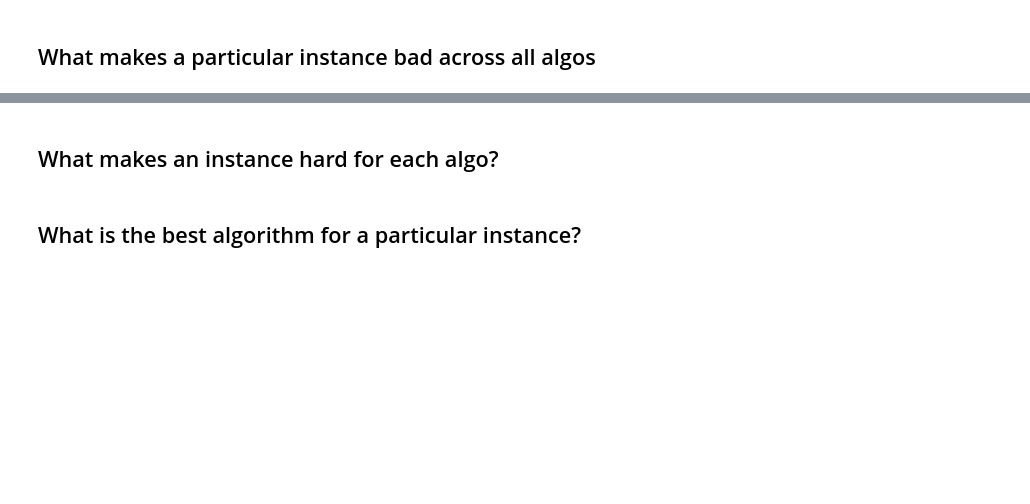
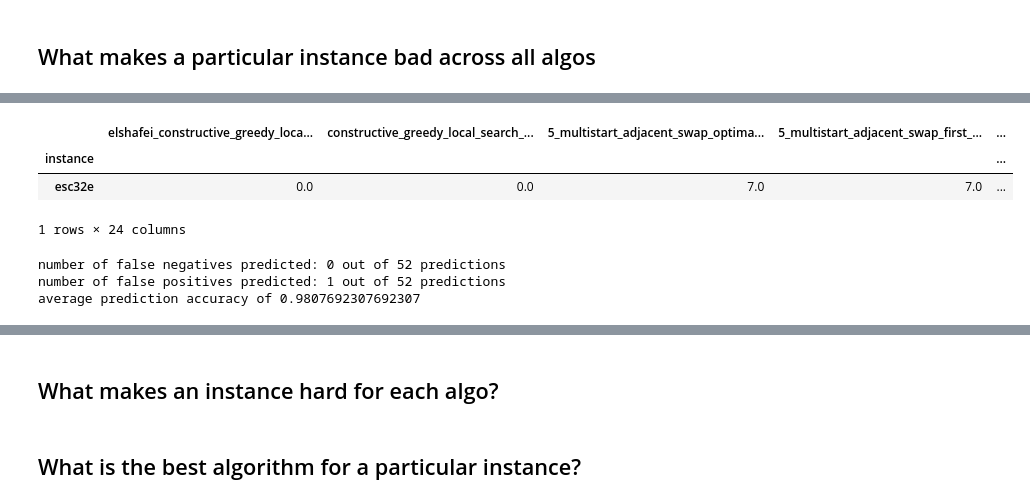
Before and after one commit to NarymanTarvand/qap-heuristic, a Jupyter notebook: nary_and_harry_do_analysis.ipynb, the cells around one changed output, grey strips where cells are left out. Cells and saved outputs as stored; diff of their text form; code cells hidden in the pictures; blank space fills up the shorter version.

```diff
--- a/nary_and_harry_do_analysis.ipynb
+++ b/nary_and_harry_do_analysis.ipynb
@@ -29,0 +28,4 @@ kmeans = KMeans(n_clusters=2, n_init=30).fit(data)
+# %%
+kmeans = KMeans(n_clusters=2, n_init=100).fit(data)
+print(f"The number of instances in group 1 are {sum(kmeans.labels_)}")
+print(f"The number of instances in group 0 are {len(kmeans.labels_) - sum(kmeans.labels_)}")
@@ -31,8 +36,12 @@ kmeans = KMeans(n_clusters=2, n_init=30).fit(data)
 pca = PCA(n_components=2)
 principalComponents = pca.fit_transform(data)
 # %%
-pca_df = pd.merge(data,pd.DataFrame(principalComponents).set_index(data.index), left_index=True, right_index=True)
-pca_df['label'] = kmeans.labels_.astype(bool)
+pca_df = pd.DataFrame(principalComponents).set_index(data.index)
+# pca_kmeans = KMeans(n_clusters=2, n_init=100).fit(pca_df)
+
+pca_df['label'] = kmeans.labels_.astype(str)
+
+data['label'] = kmeans.labels_.astype(str)
 # %%
 px.scatter(pca_df, x = 0, y=1, color='label')
 # %%
@@ -63,0 +51,7 @@ pca_df[pca_df['label']]
+# %%
+data[data.index ==  pca_df[pca_df[1] > 4].index[0]]
+# %% [output]
+|  | elshafei_constructive_greedy_loca... | constructive_greedy_local_search_... | 5_multistart_adjacent_swap_optima... | 5_multistart_adjacent_swap_first_... | ... |
+| instance |  |  |  |  | ... |
+| esc32e | 0.0 | 0.0 | 7.0 | 7.0 | ... |
+1 rows × 24 columns
@@ -63,0 +72,11 @@ pca_df[pca_df['label']]
+# %%
+n_false_negatives = sum(y_pred[y_test.values == '1'] == '0')
+n_false_positives = sum(y_pred[y_test.values == '0'] == '1')
+
+print(f"number of false negatives predicted: {n_false_negatives} out of {len(y_pred)} predictions")
+print(f"number of false positives predicted: {n_false_positives} out of {len(y_pred)} predictions")
+print(f"average prediction accuracy of {np.mean(y_test.values == y_pred)}")
+# %% [output]
+number of false negatives predicted: 0 out of 52 predictions
+number of false positives predicted: 1 out of 52 predictions
+average prediction accuracy of 0.9807692307692307
```
Also changed, not shown: parts of 8 cells of this notebook, 1 other file.
